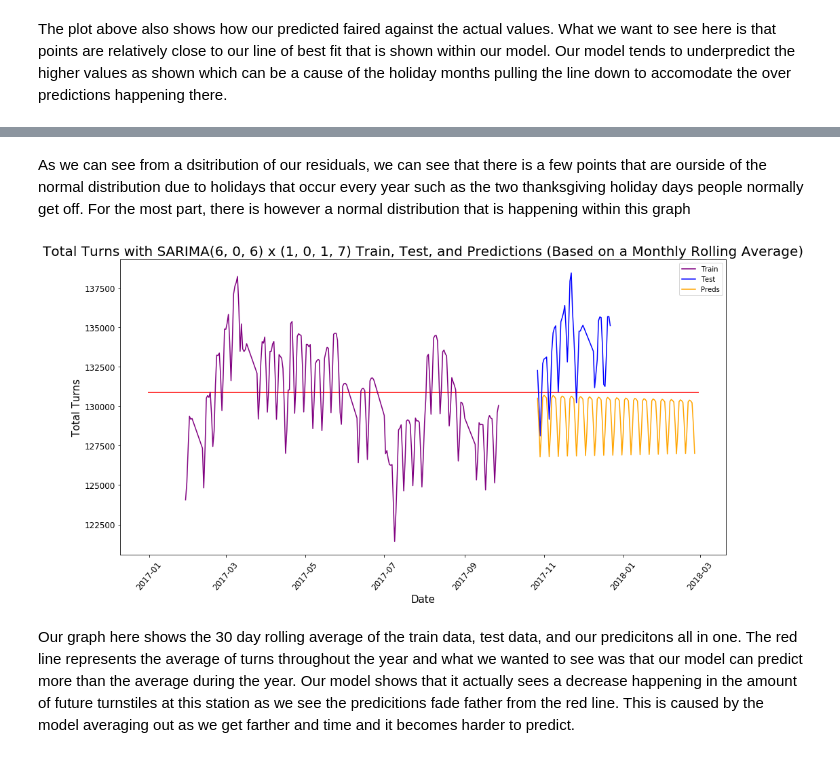
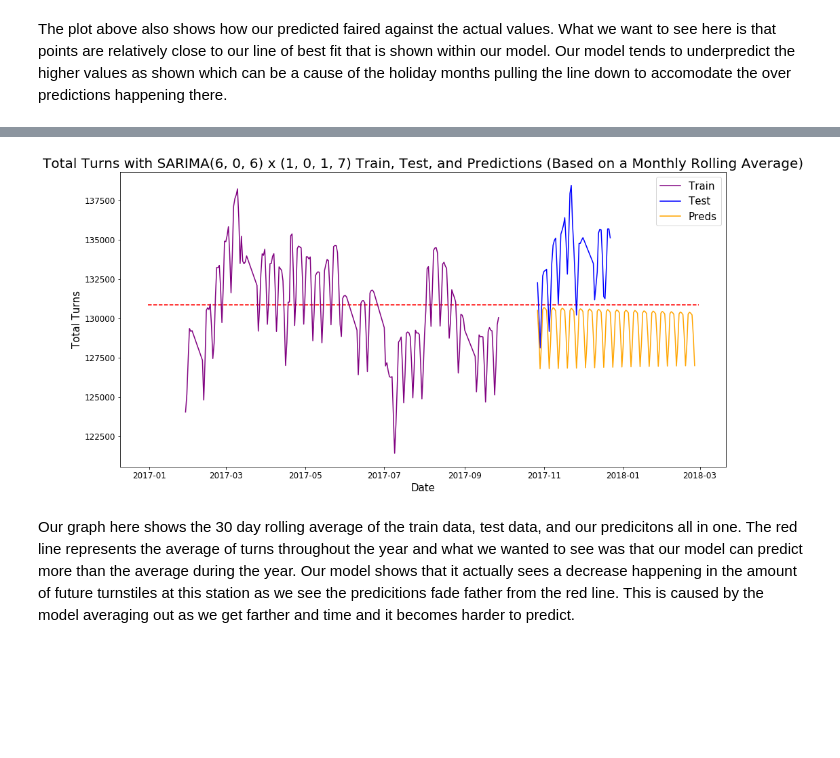
Before and after one commit to gsrankel/Capstone, a Jupyter notebook: Modeling.ipynb, the cells around one changed output, grey strips where cells are left out. Saved outputs shown, nothing was run; the diff lists cells and outputs as text; code cells hidden in the pictures; blank space fills up the shorter version.

```diff
--- a/Modeling.ipynb
+++ b/Modeling.ipynb
@@ -657,5 +672,5 @@ With the featured engineering that we are doing, we wanted to make a total turns
 # %%
 df['total_turns'] = df['Entries'] + df['Exits']
 # %%
-df['avg_distance'] = df['first_closest'] * df['second_closest'] * df['third_closest']
+df['avg_distance'] = (df['first_closest'] + df['second_closest'] + df['third_closest'])/3
 # %% [markdown]
@@ -1627,22 +1700,20 @@ plt.yticks(fontsize = 15)
-# %% [markdown]
-As we can see from a dsitribution of our residuals, we can see that there is a few points that are ourside of the normal distribution due to holidays that occur every year such as the two thanksgiving holiday days people normally get off. For the most part, there is however a normal distribution that is happening within this graph
 # %%
 fig , (ax1) = plt.subplots(nrows=1, ncols=1, figsize=(16,8))
 
-ax1.tick_params('x', rotation=50)
+ax1.tick_params('x')
 ax1.plot(port_train.index, port_train.rolling(30).mean(), label='Train', color = 'purple')
 ax1.plot(port_test.index, port_test.rolling(30).mean(), label='Test', c='blue')
 ax1.plot(pd.date_range(start = '2017-09-28', periods = 151), port_sarimax_pred_forcasting.rolling(30).mean(), label='Preds', color = 'orange')
 plt.title(label = 'Total Turns with SARIMA(6, 0, 6) x (1, 0, 1, 7) Train, Test, and Predictions (Based on a Monthly Rolling Average)', fontsize=20)
 plt.xlabel('Date', fontsize = 15)
 plt.xticks(fontsize = 12)
 plt.ylabel('Total Turns', fontsize = 15)
 plt.yticks(fontsize = 12)
-plt.hlines(y = port1['total_turns'].mean(), xmin=jksn_ht1.index[0], xmax = '2018-02-28', color = 'r')
+plt.hlines(y = port1['total_turns'].mean(), xmin=jksn_ht1.index[0], xmax = '2018-02-28', color = 'r', linestyles='--')
 
-ax1.legend();
+ax1.legend(fontsize = 15);
 # %% [output]
-[figure, old version]
+[figure, new version]
 # %% [markdown]
 Our graph here shows the 30 day rolling average of the train data, test data, and our predicitons all in one. The red line represents the average of turns throughout the year and what we wanted to see was that our model can predict more than the average during the year. Our model shows that it actually sees a decrease happening in the amount of future turnstiles at this station as we see the predicitions fade father from the red line. This is caused by the model averaging out as we get farther and time and it becomes harder to predict.
 # %% [markdown]
```
Also changed, not shown: parts of 50 cells of this notebook, 4 other files.
